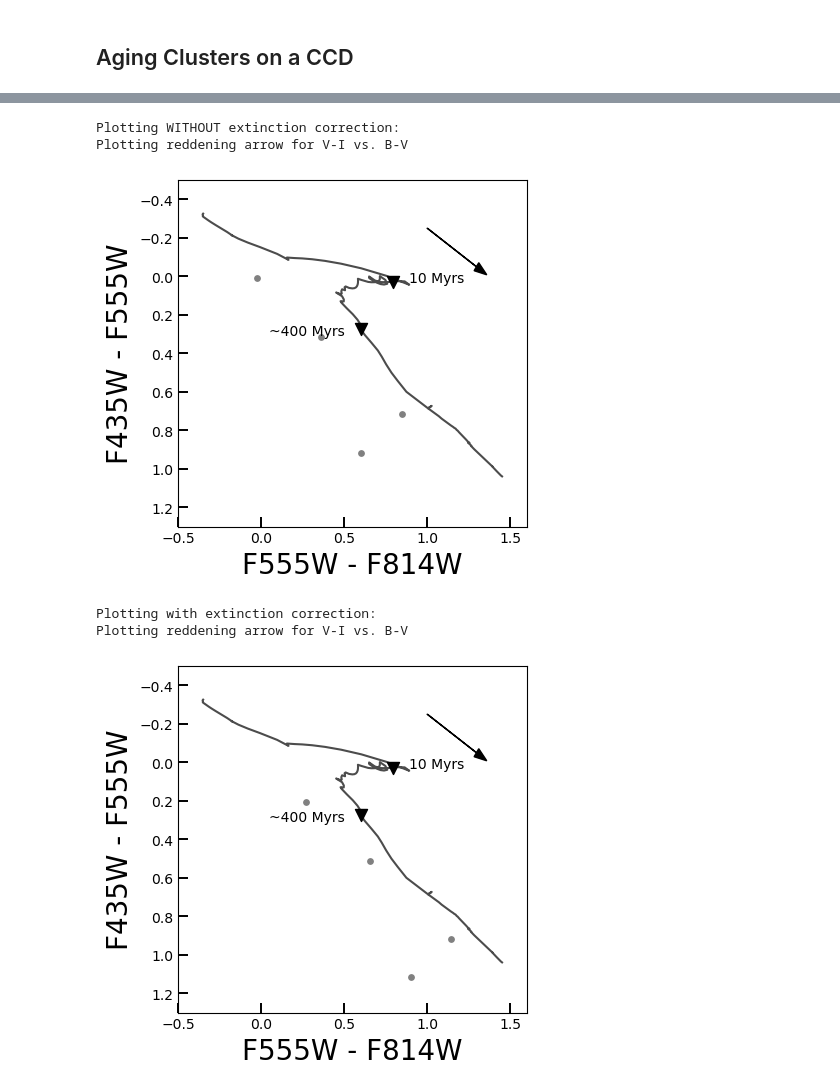
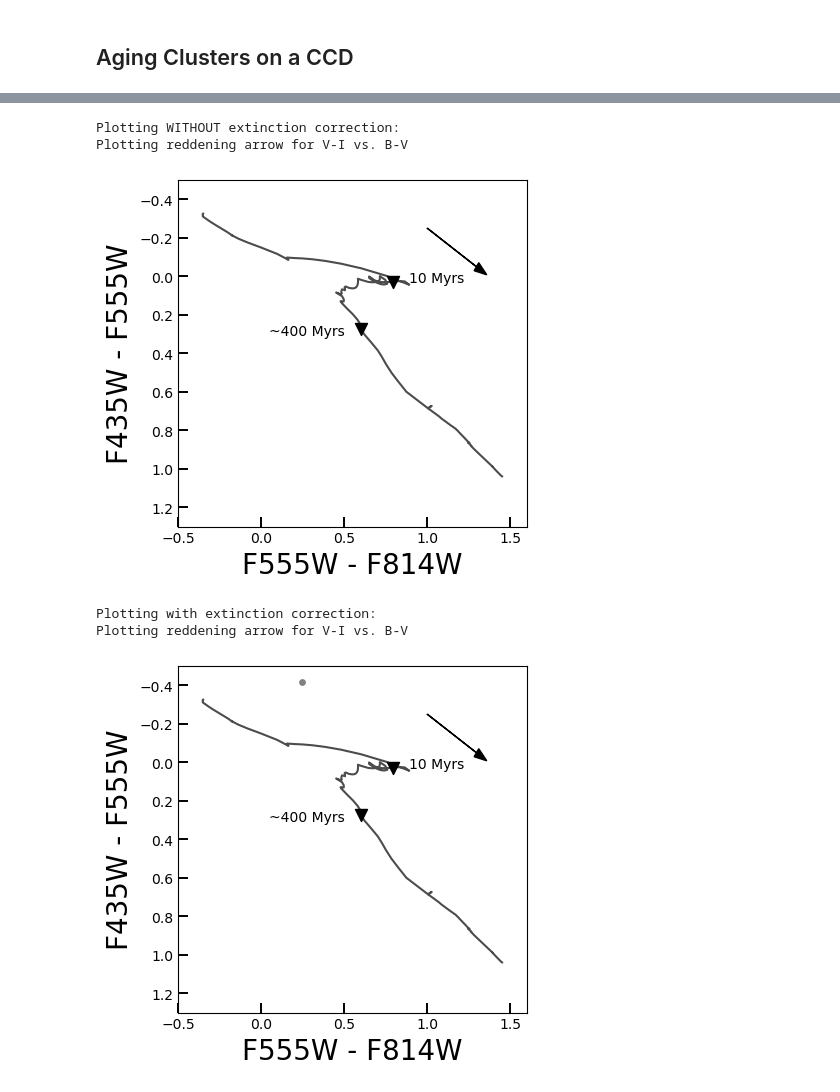
Before and after one commit to QosmicQi/XRBID, a Jupyter notebook: xrbid_guide/chapters/cmds.ipynb, the cells around one changed output, grey strips where cells are left out. Cells and saved outputs as stored; diff of their text form; code cells hidden in the pictures.

```diff
--- a/xrbid_guide/chapters/cmds.ipynb
+++ b/xrbid_guide/chapters/cmds.ipynb
@@ -116,0 +120,28 @@ Depending on the general size of the clusters in your galaxy, you may need to pu
+# %%
+from XRBID.DataFrameMod import BuildFrame
+import pandas as pd
+
+# Picking out a few clusters to plot
+clusters = ["2CXO J140314.8+542110", "2CXO J140309.7+542114",
+            "2CXO J140311.7+542139", "2CXO J140319.2+542149"]
+
+# The starid of that particular cluster,
+# since some XRBs have multiple optical counterparts in 2sig
+starid = [2, 1, 2, 1]
+
+Clusters = BuildFrame(headers=DaoCleanMatch.columns.tolist())
+
+# Pulling the XRB ID and the coordinates of the cluster using the starid
+for i in range(len(clusters)):
+    Temp = Find(DaoCleanMatch, ["CSC ID = " + clusters[i]]).loc[[starid[i]-1]]
+    Clusters = pd.concat([Clusters, pd.DataFrame(Temp)])
+Clusters = Clusters.reset_index().drop(columns='index')
+display(Clusters)
+
+ClustersPhots = GetDaoPhots(Clusters,
+                            photfiles=["../testdata/photometry_M101_f555w_acs_extended.ecsv",
+                                       "../testdata/photometry_M101_f435w_acs_extended.ecsv",
+                                       "../testdata/photometry_M101_f814w_acs_extended.ecsv"],
+                            idheads=["F555W ID", "F435W ID", "F814W ID"],
+                            filters=["F555W", "F435W", "F814W"],
+                            magheader="aperture_mag_corr", dmod=dmod)
@@ -117,22 +179,15 @@ Depending on the general size of the clusters in your galaxy, you may need to pu
 # %%
 from XRBID.CMDs import MakeCCD
-from XRBID.DataFrameMod import RemoveElse, FindUnique
-
-# Picking out a few clusters to plot
-clusters = ["2CXO J140309.7+542114", "2CXO J140313.9+542136",
-           "2CXO J140304.6+542037", "2CXO J140319.2+542149"]
-TempSources = RemoveElse(FindUnique(DaoCleanPhots, header="CSC ID"),
-                         clusters, header="CSC ID")
 
 # Testing with and without extinction correction.
 print("Plotting WITHOUT extinction correction:")
-MakeCCD(TempSources, color="gray", E_BV=0.2, correct_ext=False)
+plt = MakeCCD(ClustersPhots, color="gray", E_BV=0.2, correct_ext=False)
 print("Plotting with extinction correction:")
-MakeCCD(TempSources, color="gray", E_BV=0.2, correct_ext=True)
+MakeCCD(ClustersPhots, color="gray", E_BV=0.2, correct_ext=True)
 # %% [output]
 Plotting WITHOUT extinction correction:
 Plotting reddening arrow for V-I vs. B-V
-[figure, old version]
+[figure, new version]
 Plotting with extinction correction:
 Plotting reddening arrow for V-I vs. B-V
-[figure, old version]
+[figure, new version]
```
Also changed, not shown: parts of 6 cells of this notebook, 36 other files.
